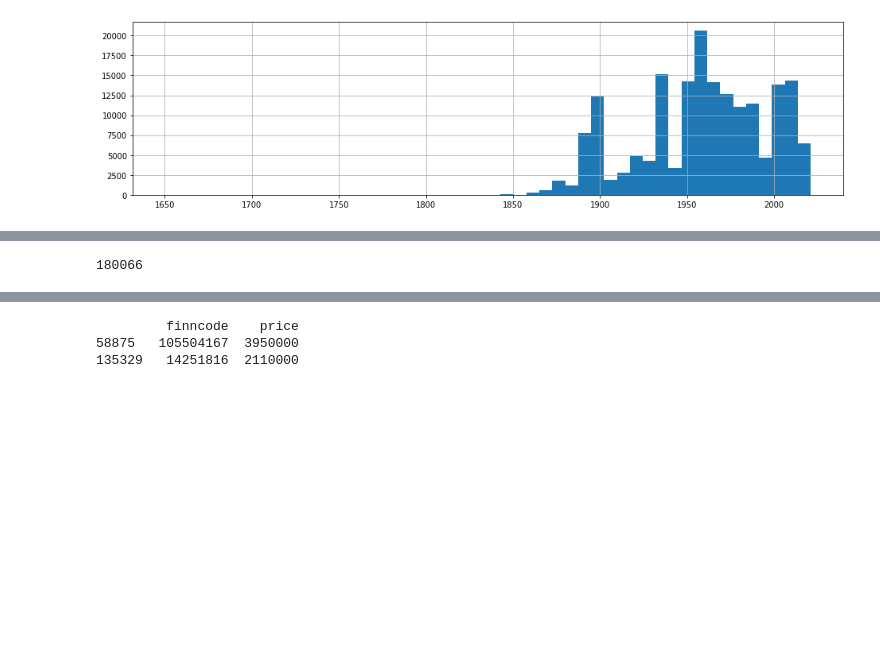
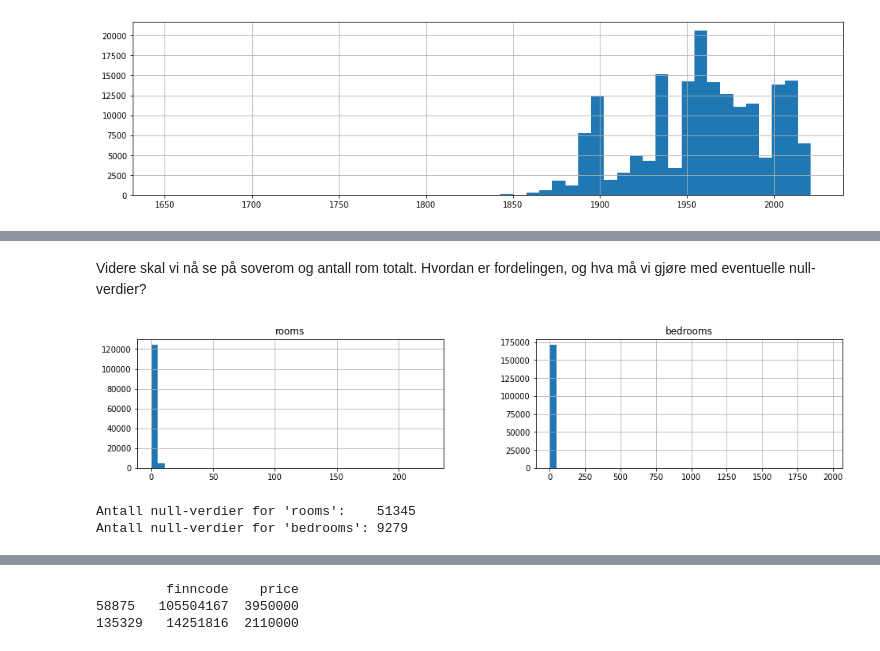
Before and after one commit to smmogen/BOABachelor, a Jupyter notebook: Jupyter/Eiendomsdata.ipynb, the cells around one changed output, grey strips where cells are left out. Cells and saved outputs as stored; diff of their text form; code cells hidden in the pictures; blank space fills up the shorter version.

```diff
--- a/Jupyter/Eiendomsdata.ipynb
+++ b/Jupyter/Eiendomsdata.ipynb
@@ -213,4 +194,11 @@ df.head()
-# %%
-len(df)
-# %% [output]
-180066
+# %% [markdown]
+Videre skal vi nå se på soverom og antall rom totalt. Hvordan er fordelingen, og hva må vi gjøre med eventuelle null-verdier?
+# %%
+df[['rooms','bedrooms']].hist(bins=40, figsize=(16,3)) #Printer fordeling i histogram
+plt.show()
+print(f"Antall null-verdier for 'rooms':    {df['rooms'].isnull().sum()}")
+print(f"Antall null-verdier for 'bedrooms': {df['bedrooms'].isnull().sum()}")
+# %% [output]
+[figure, added]
+Antall null-verdier for 'rooms':    51345
+Antall null-verdier for 'bedrooms': 9279
```
Also changed, not shown: parts of 18 cells of this notebook, 1 other file.
